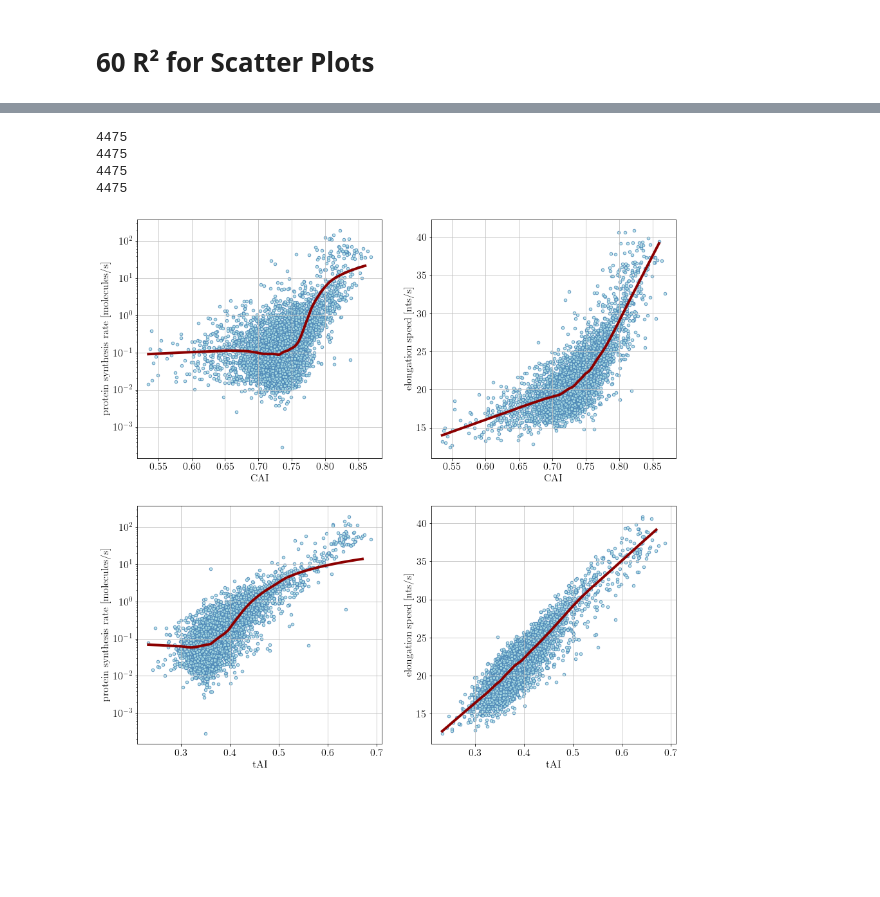
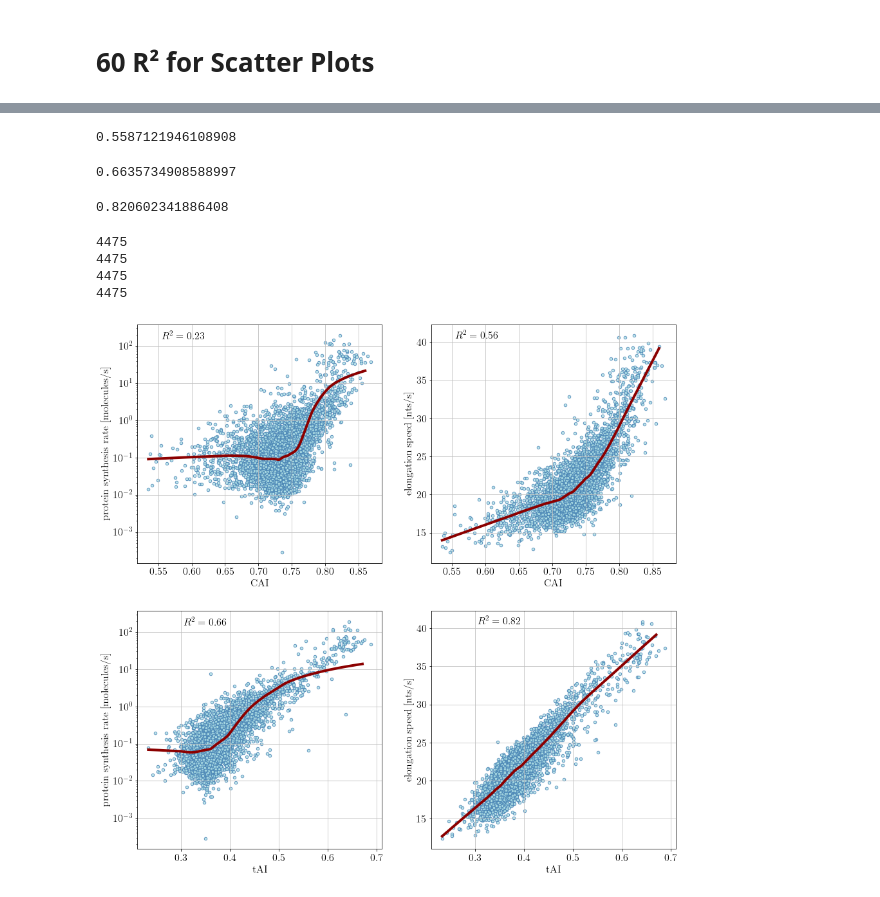
Before and after one commit to gittenberg/TRSL2, a Jupyter notebook: notebooks/60_R2_for_Scatter_Plots.ipynb, the cells around one changed output, grey strips where cells are left out. Drawn from its saved outputs; the diff is of its cells as text; code cells hidden in the pictures; blank space fills up the shorter version.

Commit message:
R2 in einige Scatterplots eingefügt

```diff
--- a/notebooks/60_R2_for_Scatter_Plots.ipynb
+++ b/notebooks/60_R2_for_Scatter_Plots.ipynb
@@ -17,3 +55,15 @@ myfacecolor = 'powderblue'
+# %%
+corr_dict(cai_dict, tic_toc_speed_dict, logy=False)**2
+# %% [output]
+0.5587121946108908
+# %%
+corr_dict(tAI_python_chu, prot_speeds, logy=True)**2
+# %% [output]
+0.6635734908588997
+# %%
+corr_dict(tAI_python_chu, tic_toc_speed_dict, logy=False)**2
+# %% [output]
+0.820602341886408
 # %%
 def scatter_dicts(dict1, dict2, xaxislabel=None, yaxislabel=None, fontsize=None, markersize=20,
                   alpha=0.8, xlog=True, ylog=True, xmax=False, ymax=False, xmin=False, ymin=False, rasterized=True):
@@ -80,27 +130,30 @@ plt.rc('font', family='serif')
 # %%
 fig =  plt.figure(figsize=(15, 15))
 
 ax = fig.add_subplot(2, 2, 1)
 scatter_dicts(cai_dict, prot_speeds, xaxislabel="CAI", yaxislabel="protein synthesis rate [molecules/s]", fontsize=16,
               markersize=20, alpha=0.8, xlog=False, ylog=True, xmax=False, ymax=False, rasterized=True)
+plt.text(0.555, 150, "$R^2 = 0.23$", fontsize=16, weight="bold")
 
 ax = fig.add_subplot(2, 2, 2)
 scatter_dicts(cai_dict, tic_toc_speed_dict, xaxislabel="CAI", yaxislabel="elongation speed [nts/s]",
               fontsize=16, markersize=20, alpha=0.8, xlog=False, ylog=False, xmax=False, ymax=False, rasterized=True)
+plt.text(0.555, 40.5, "$R^2 = 0.56$", fontsize=16, weight="bold")
 
 ax = fig.add_subplot(2, 2, 3)
 scatter_dicts(tAI_python_chu, prot_speeds, xaxislabel="tAI", yaxislabel="protein synthesis rate [molecules/s]", fontsize=16,
               markersize=20, alpha=0.8, xlog=False, ylog=True, xmax=False, ymax=False, rasterized=True)
+plt.text(0.305, 150, "$R^2 = 0.66$", fontsize=16, weight="bold")
 
 ax = fig.add_subplot(2, 2, 4)
 scatter_dicts(tAI_python_chu, tic_toc_speed_dict, xaxislabel="tAI", yaxislabel="elongation speed [nts/s]",
               fontsize=16, markersize=20, alpha=0.8, xlog=False, ylog=False, xmax=False, ymax=False, rasterized=True)
-
+plt.text(0.305, 40.5, "$R^2 = 0.82$", fontsize=16, weight="bold")
 
 plt.savefig('CAI_tAI_vs_speed.pdf', bbox_inches='tight', dpi=200)
 # %% [output]
 4475
 4475
 4475
 4475
-[figure, old version]
+[figure, new version]
```
Also changed, not shown: parts of 11 cells of this notebook.
